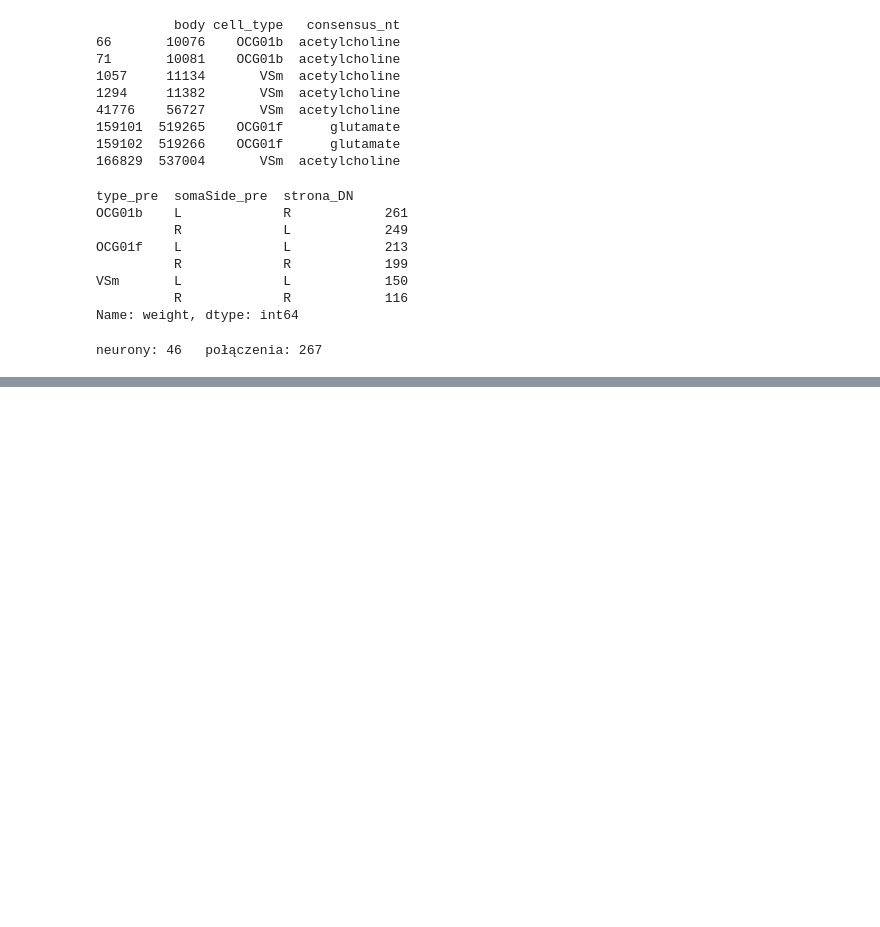
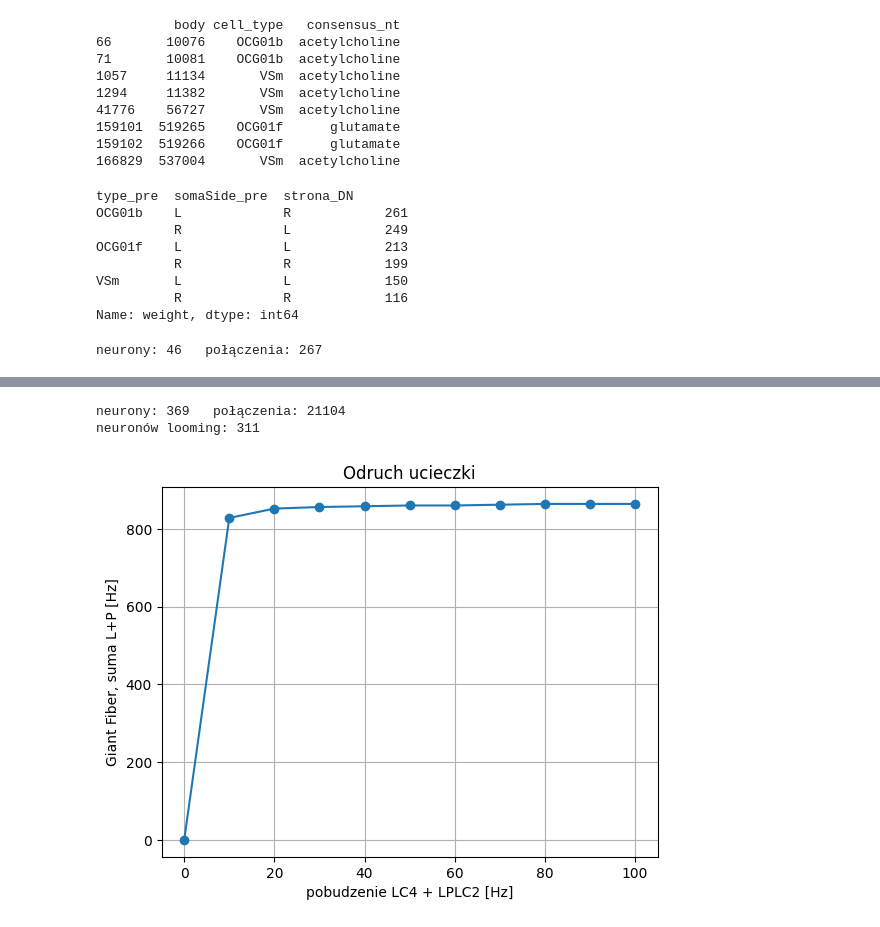
Before and after one commit to Explorjus/Fly-autopilot, a Jupyter notebook: notebooks/muszka.ipynb, the cells around one changed output, grey strips where cells are left out. Cells and saved outputs as stored; diff of their text form; code cells hidden in the pictures; blank space fills up the shorter version.

```diff
--- a/notebooks/muszka.ipynb
+++ b/notebooks/muszka.ipynb
@@ -815,0 +988,57 @@ neurony: 46   połączenia: 267
+# %%
+loom_typy = ["LC4", "LPLC2", "DNp01"]
+
+stare = pd.read_csv(f"{DANE}/processed/neurony.csv")[["bodyId", "type", "somaSide"]]
+dodatkowe = opisy[opisy["type"].isin(loom_typy)][["bodyId", "type", "somaSide"]]
+neurony = pd.concat([stare, dodatkowe], ignore_index=True).drop_duplicates("bodyId")
+
+ids = neurony["bodyId"]
+podsiec = graf[graf["body_pre"].isin(ids) & graf["body_post"].isin(ids)]
+
+znak_nt = {"acetylcholine": 1, "gaba": -1, "glutamate": -1}
+nt_mini = nt[["body", "consensus_nt"]].rename(columns={"body": "bodyId"})
+neurony = neurony.merge(nt_mini, on="bodyId", how="left")
+neurony["znak"] = neurony["consensus_nt"].map(znak_nt).fillna(1).astype(int)
+print("neurony:", len(neurony), "  połączenia:", len(podsiec))
+
+neurony[["bodyId", "type", "somaSide", "znak"]].to_csv(f"{DANE}/processed/neurony.csv", index=False)
+podsiec[["body_pre", "body_post", "weight"]].to_csv(f"{DANE}/processed/podsiec.csv", index=False)
+
+# nowy mózg i wszystkie maski od nowa
+mozg = Mozg.z_plikow(f"{DANE}/processed")
+ocg_typy = ["OCG01a", "OCG01b", "OCG01c", "OCG01d", "OCG01e", "OCG01f"]
+ocg_l = np.isin(mozg.nazwy, [f"{t}_L" for t in ocg_typy])
+ocg_r = np.isin(mozg.nazwy, [f"{t}_R" for t in ocg_typy])
+vs_oba = np.isin(mozg.nazwy, ["VS_L", "VS_R", "VSm_L", "VSm_R"])
+ocg_pion = np.isin(mozg.nazwy, ["OCG02b_L", "OCG02b_R", "OCG03_L", "OCG03_R"])
+loom = np.isin(mozg.nazwy, ["LC4_L", "LC4_R", "LPLC2_L", "LPLC2_R"])
+print("neuronów looming:", loom.sum())
+# %% [output]
+neurony: 369   połączenia: 21104
+neuronów looming: 311
+# %%
+def suma(czest, typ):
+    return czest[mozg.maska(f"{typ}_L")].mean() + czest[mozg.maska(f"{typ}_R")].mean()
+
+wejscia_loom = list(range(0, 101, 10))
+odp_gf = []
+
+for x in wejscia_loom:
+    hz = np.zeros(mozg.N)
+    hz[vs_oba] = 40
+    hz[ocg_l | ocg_r] = 60
+    hz[ocg_pion] = 50
+    hz[loom] = x                    # "coś rośnie w kadrze"
+
+    mozg.reset()
+    czest = np.mean([mozg.krok(50, hz) for _ in range(10)], axis=0)
+    odp_gf.append(suma(czest, "DNp01"))
+
+plt.plot(wejscia_loom, odp_gf, marker="o")
+plt.xlabel("pobudzenie LC4 + LPLC2 [Hz]")
+plt.ylabel("Giant Fiber, suma L+P [Hz]")
+plt.title("Odruch ucieczki")
+plt.grid(True)
+plt.show()
+# %% [output]
+[figure, added]
```
Also changed, not shown: parts of 11 cells of this notebook, 2 other files.
